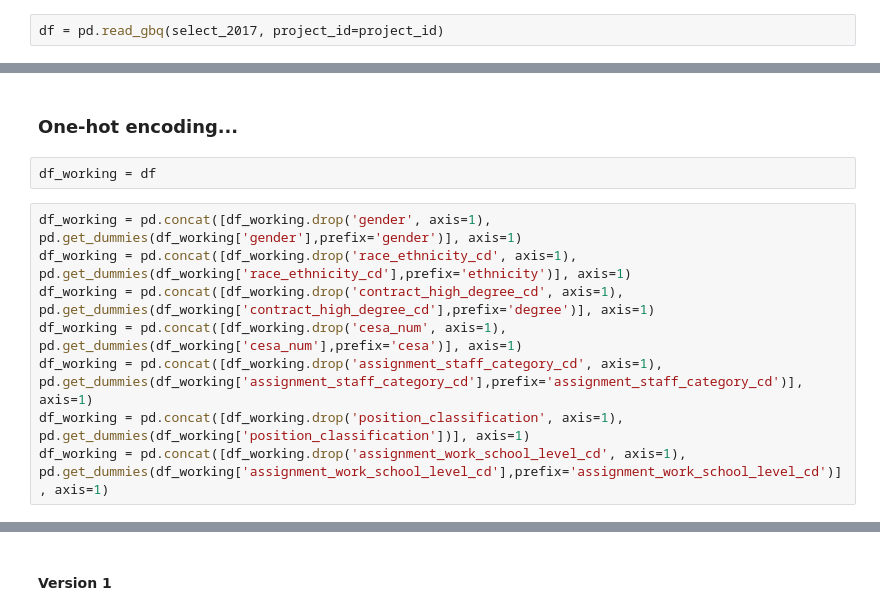
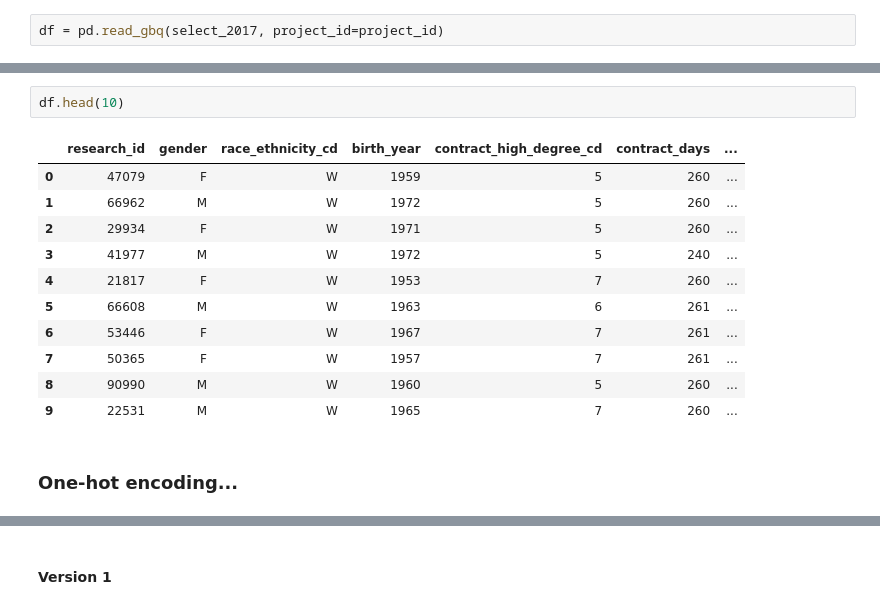
Before and after one commit to j-buss/wi-dpi, a Jupyter notebook: eda/6.0_Salary_Prediction.ipynb, the cells around one changed output, grey strips where cells are left out. Drawn from its saved outputs; the diff is of its cells as text.

```diff
--- a/eda/6.0_Salary_Prediction.ipynb
+++ b/eda/6.0_Salary_Prediction.ipynb
@@ -97,12 +100,16 @@ memory usage: 7.2+ MB
+# %%
+df.head(10)
+# %% [output]
+|  | research_id | gender | race_ethnicity_cd | birth_year | contract_high_degree_cd | contract_days | ... |
+| 0 | 47079 | F | W | 1959 | 5 | 260 | ... |
+| 1 | 66962 | M | W | 1972 | 5 | 260 | ... |
+| 2 | 29934 | F | W | 1971 | 5 | 260 | ... |
+| 3 | 41977 | M | W | 1972 | 5 | 240 | ... |
+| 4 | 21817 | F | W | 1953 | 7 | 260 | ... |
+| 5 | 66608 | M | W | 1963 | 6 | 261 | ... |
+| 6 | 53446 | F | W | 1967 | 7 | 261 | ... |
+| 7 | 50365 | F | W | 1957 | 7 | 261 | ... |
+| 8 | 90990 | M | W | 1960 | 5 | 260 | ... |
+| 9 | 22531 | M | W | 1965 | 7 | 260 | ... |
 # %% [markdown]
 ### One-hot encoding...
-# %%
-df_working = df
-# %%
-df_working = pd.concat([df_working.drop('gender', axis=1), pd.get_dummies(df_working['gender'],prefix='gender')], axis=1)
-df_working = pd.concat([df_working.drop('race_ethnicity_cd', axis=1), pd.get_dummies(df_working['race_ethnicity_cd'],prefix='ethnicity')], axis=1)
-df_working = pd.concat([df_working.drop('contract_high_degree_cd', axis=1), pd.get_dummies(df_working['contract_high_degree_cd'],prefix='degree')], axis=1)
-df_working = pd.concat([df_working.drop('cesa_num', axis=1), pd.get_dummies(df_working['cesa_num'],prefix='cesa')], axis=1)
-df_working = pd.concat([df_working.drop('assignment_staff_category_cd', axis=1), pd.get_dummies(df_working['assignment_staff_category_cd'],prefix='assignment_staff_category_cd')], axis=1)
-df_working = pd.concat([df_working.drop('position_classification', axis=1), pd.get_dummies(df_working['position_classification'])], axis=1)
-df_working = pd.concat([df_working.drop('assignment_work_school_level_cd', axis=1), pd.get_dummies(df_working['assignment_work_school_level_cd'],prefix='assignment_work_school_level_cd')], axis=1)
```
Also changed, not shown: parts of 24 cells of this notebook.
